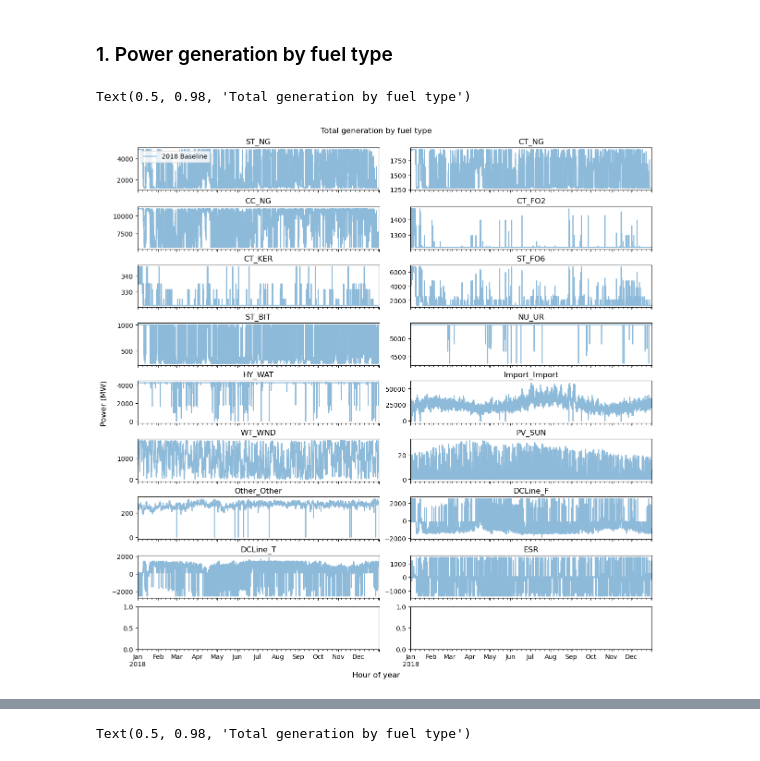
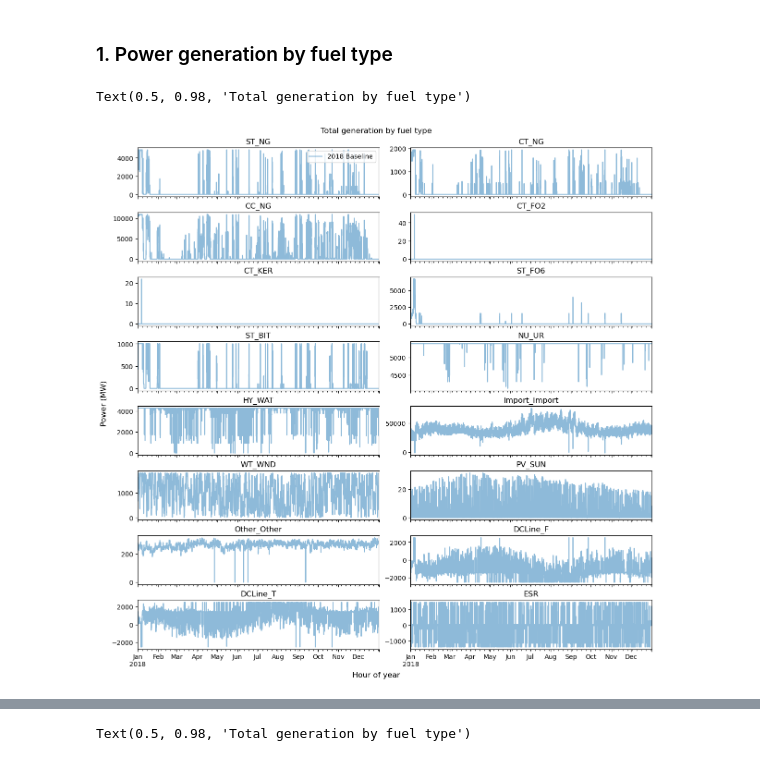
Before and after one commit to boyuan276/NYgrid-python, a Jupyter notebook: examples/opf_post_yearly.ipynb, the cells around one changed output, grey strips where cells are left out. Drawn from its saved outputs; the diff is of its cells as text; code cells hidden in the pictures.

```diff
--- a/examples/opf_post_yearly.ipynb
+++ b/examples/opf_post_yearly.ipynb
@@ -54,14 +54,14 @@ timestamp_list = pd.date_range(start_date, end_date, freq='1D')
 # %% [markdown]
 ### 1. 2018Base
 # %%
-sim_name = '2018NewParams'
+sim_name = '2018NewParams_ext0.5'
 leading_hours = 12
 
 grid_data_dir_2018 = os.path.join(data_dir, 'grid', '2018NewParams')
 assert os.path.exists(grid_data_dir_2018), f'Grid data directory not found: {grid_data_dir_2018}'
 
 # sim_results_dir_2018 = os.path.join(results_dir, '2018Baseline')
-sim_results_dir_2018 = os.path.join(results_dir, '2018NewParams')
+sim_results_dir_2018 = os.path.join(results_dir, sim_name)
 assert os.path.exists(sim_results_dir_2018), f'Results directory not found: {sim_results_dir_2018}'
 
 # Read load and generation profiles
@@ -438,31 +475,31 @@ week_list = [winter_week, spring_week, summer_week, autumn_week]
 # %% [markdown]
 ### 1. Power generation by fuel type
 # %%
-fig, axs = plt.subplots(len(pg_by_fuel_dict_2018)//2+1, 2, figsize=(12, 12),
+fig, axs = plt.subplots(len(pg_by_fuel_dict_2018)//2, 2, figsize=(12, 12),
                         layout='constrained', sharex=True)
 
 # 2018 Baseline
 pg_by_fuel_sum_2018 = dict()
 
 for fuel_type, pg_by_fuel in pg_by_fuel_dict_2018.items():
     pg_by_fuel_sum_2018[fuel_type] = pg_by_fuel.sum(axis=1)
 
 # Convert to DataFrame
 pg_by_fuel_sum_2018 = pd.DataFrame(pg_by_fuel_sum_2018,
                                    index=pg_by_fuel_dict_2018['CC_NG'].index)
 
 for i, fuel_type in enumerate(pg_by_fuel_sum_2018.columns):
     ax = axs.flatten()[i]
     pg_by_fuel_sum_2018[fuel_type].plot(ax=ax, alpha=0.5, color='tab:blue',
                                         label='2018 Baseline')
 
     ax.set_title(fuel_type)
     if i == 0:
         ax.legend()
 
 fig.supxlabel('Hour of year')
 fig.supylabel('Power (MW)')
 fig.suptitle('Total generation by fuel type')
 # %% [output]
 Text(0.5, 0.98, 'Total generation by fuel type')
-[figure, old version]
+[figure, new version]
```
Also changed, not shown: parts of 15 cells of this notebook, 2 other files.
